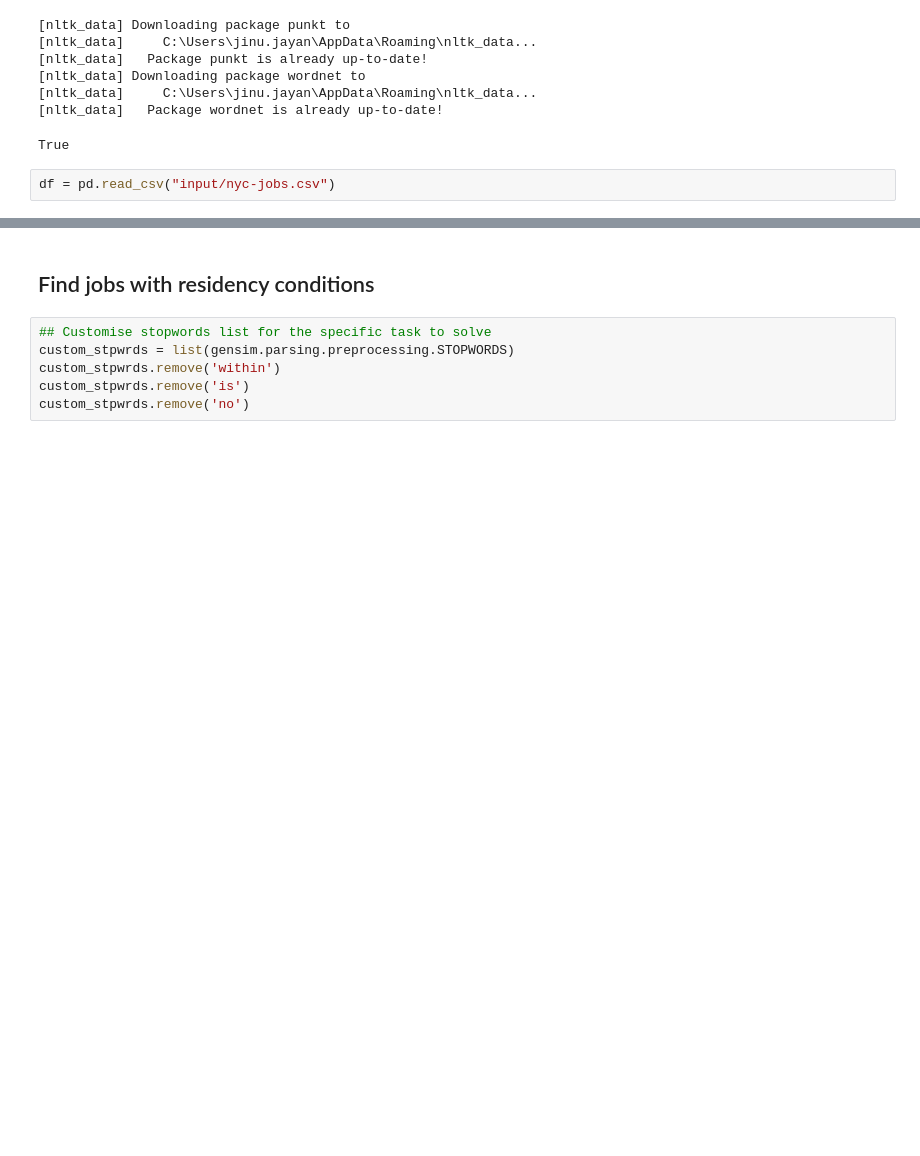
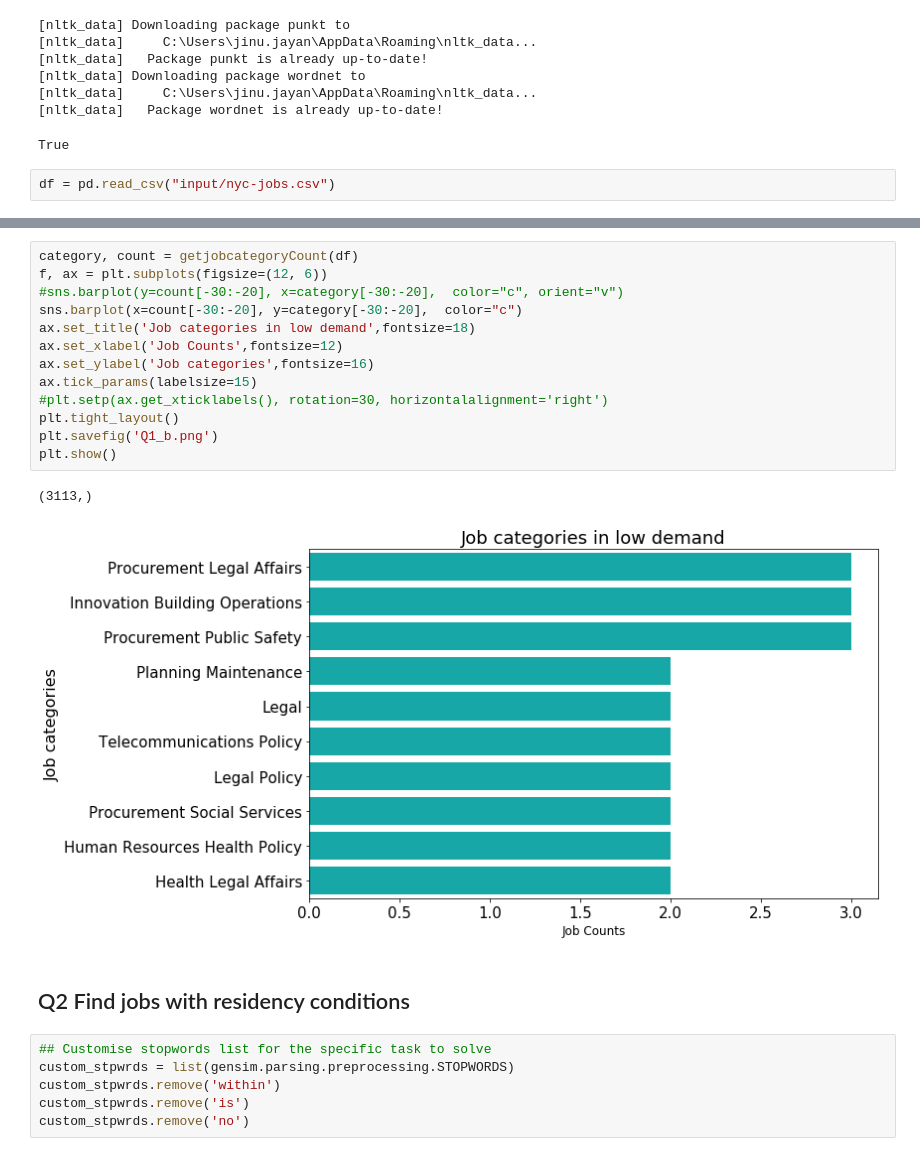
Before and after one commit to jinujayan/NYC_jobpostings_analysis, a Jupyter notebook: NYC_JobData_Analysis.ipynb, the cells around one changed output, grey strips where cells are left out. Cells and saved outputs as stored; diff of their text form; blank space fills up the shorter version.

```diff
--- a/NYC_JobData_Analysis.ipynb
+++ b/NYC_JobData_Analysis.ipynb
@@ -106,5 +147,21 @@ plt.show()
+# %%
+category, count = getjobcategoryCount(df)
+f, ax = plt.subplots(figsize=(12, 6))
+#sns.barplot(y=count[-30:-20], x=category[-30:-20],  color="c", orient="v")
+sns.barplot(x=count[-30:-20], y=category[-30:-20],  color="c")
+ax.set_title('Job categories in low demand',fontsize=18)
+ax.set_xlabel('Job Counts',fontsize=12)
+ax.set_ylabel('Job categories',fontsize=16)
+ax.tick_params(labelsize=15)
+#plt.setp(ax.get_xticklabels(), rotation=30, horizontalalignment='right')
+plt.tight_layout()
+plt.savefig('Q1_b.png')
+plt.show()
+# %% [output]
+(3113,)
+[figure, added]
 # %% [markdown]
-## Find jobs with residency conditions
+## Q2 Find jobs with residency conditions
 # %%
 ## Customise stopwords list for the specific task to solve
 custom_stpwrds = list(gensim.parsing.preprocessing.STOPWORDS)
```
Also changed, not shown: parts of 60 cells of this notebook, 1 other file.
